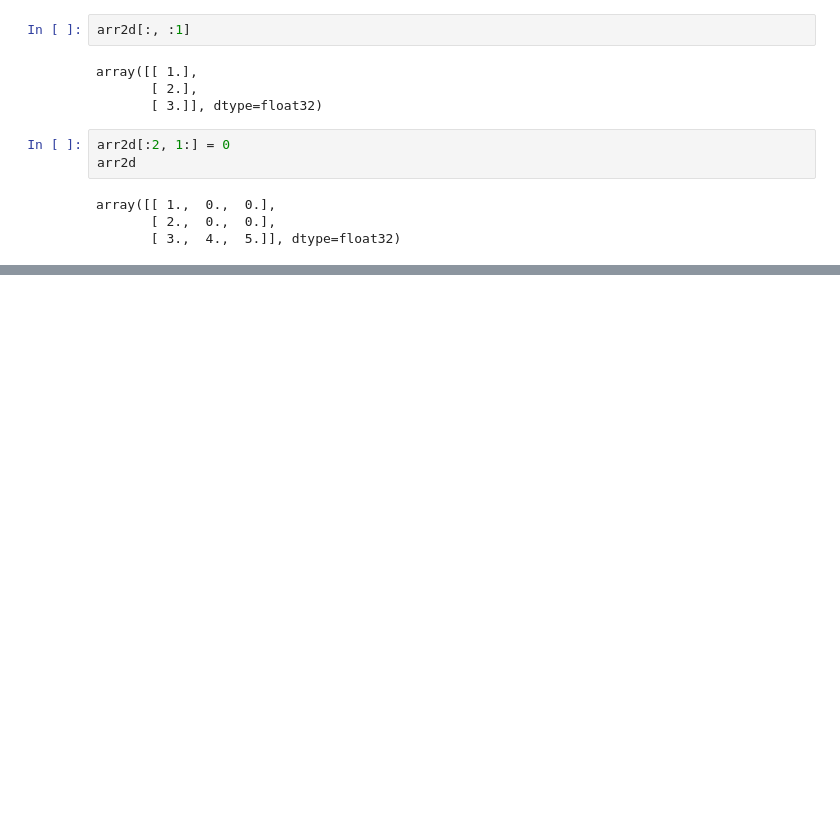
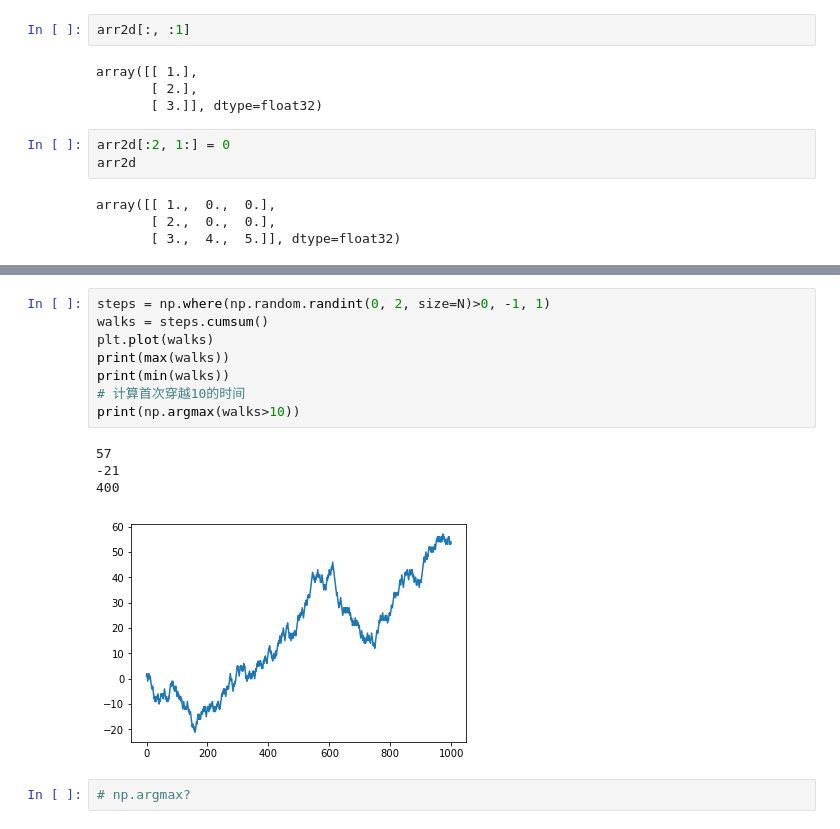
Before and after one commit to miniyk2012/pydata-book, a Jupyter notebook: my_ch04.ipynb, the cells around one changed output, grey strips where cells are left out. Cells and saved outputs as stored; diff of their text form; blank space fills up the shorter version.

```diff
--- a/my_ch04.ipynb
+++ b/my_ch04.ipynb
@@ -468,0 +1423,15 @@ array([[ 1.,  0.,  0.],
+# %%
+steps = np.where(np.random.randint(0, 2, size=N)>0, -1, 1)
+walks = steps.cumsum()
+plt.plot(walks)
+print(max(walks))
+print(min(walks))
+# 计算首次穿越10的时间
+print(np.argmax(walks>10))
+# %% [output]
+57
+-21
+400
+[figure, added]
+# %%
+# np.argmax?
```
Also changed, not shown: parts of 161 cells of this notebook, 6 other files.
